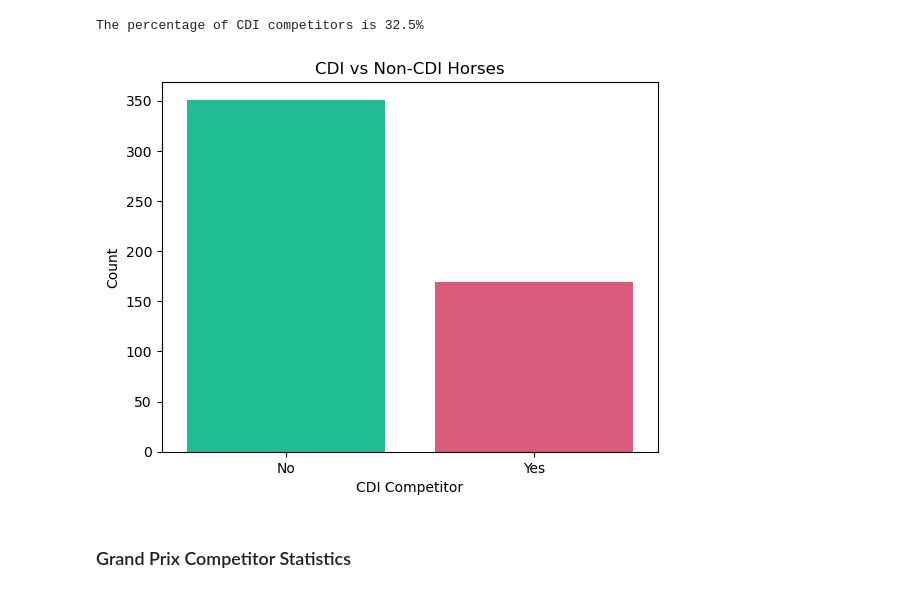
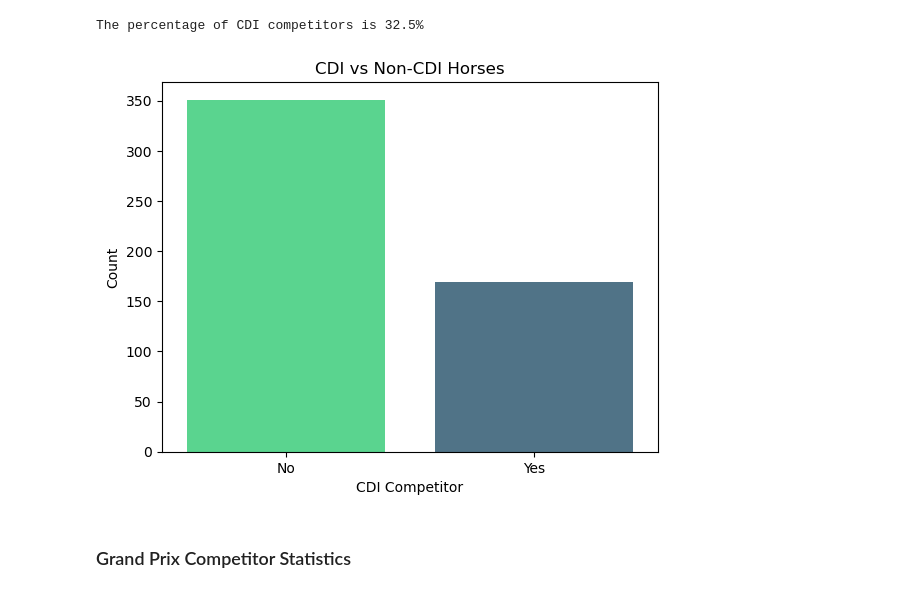
Before and after one commit to siobyrne/young-dressage-horse-program-analysis, a Jupyter notebook: younghorse.ipynb, the cells around one changed output. Cells and saved outputs as stored; diff of their text form; code cells hidden in the pictures.

```diff
--- a/younghorse.ipynb
+++ b/younghorse.ipynb
@@ -142,20 +146,20 @@ The percentage of CDI competitors is 32.5%
 # %%
 #  create a bar chart to visualize CDI vs non-CDI horse data
 
 sns.countplot(
    x = 'CDI',
    data = total_horses,
-   palette = ['#06d6a0', '#ef476f'],
+   palette = ['#45e98c', '#477590'],
    order = total_horses['CDI'].value_counts().index
 )
 
 plt.title('CDI vs Non-CDI Horses')
 plt.xlabel('CDI Competitor')
 plt.ylabel('Count')
 plt.savefig('images/cdi-competitors.png')
 plt.show()
 # %% [output]
-[figure, old version]
+[figure, new version]
 # %% [markdown]
 ### Grand Prix Competitor Statistics
 # %%
```
Also changed, not shown: parts of 24 cells of this notebook, 8 other files.
